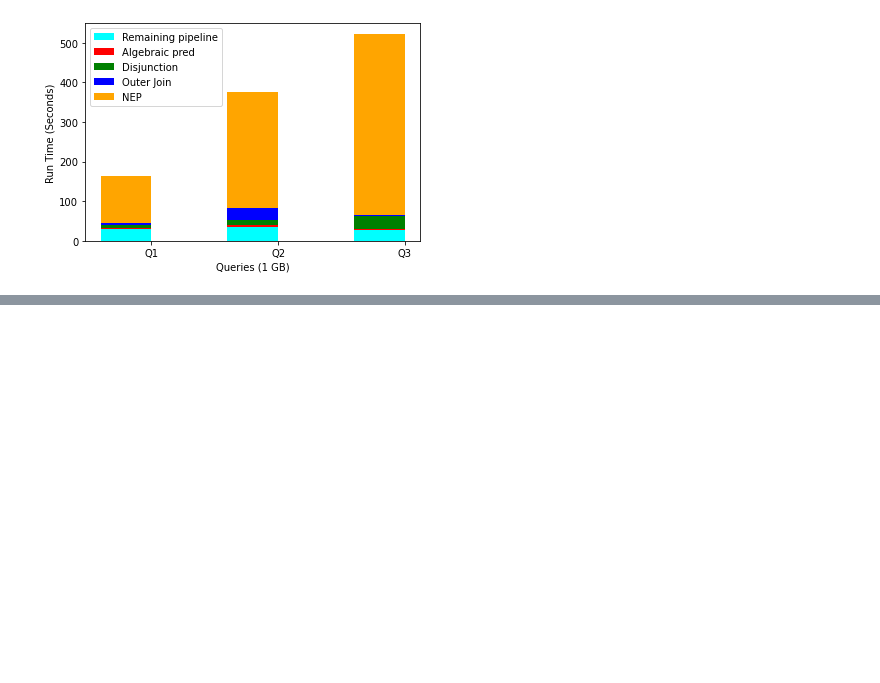
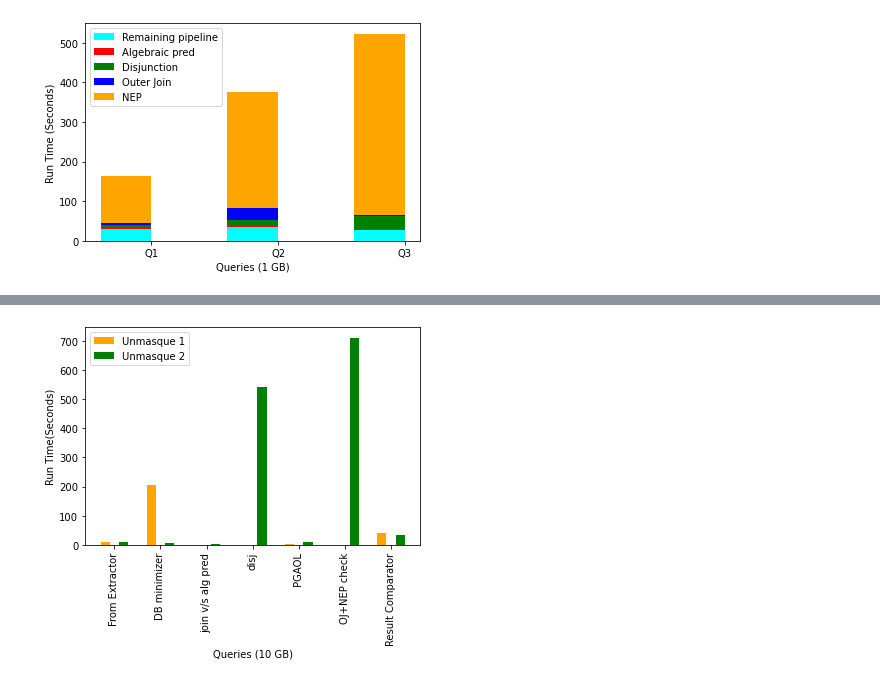
Before and after one commit to snehawadekar/unmasque2, a Jupyter notebook: grapg.ipynb, the cells around one changed output, grey strips where cells are left out. Drawn from its saved outputs; the diff is of its cells as text; code cells hidden in the pictures; blank space fills up the shorter version.

```diff
--- a/grapg.ipynb
+++ b/grapg.ipynb
@@ -878,0 +881,46 @@ plt.show()
+# %%
+# un1 and un2 on q3
+x = np.arange(7)
+# from clause
+a1 = np.array([ 10.6, 10.6 ] )
+# db minimizer
+a2 = np.array( [205 , 6 ])
+#join+filter v/s algebraiv pred
+a3 =  np.array([ 0.2 , 2.5 ])
+# disjunction extractor
+a4 =  np.array([ 0, 541 ])
+# proj + gb + aggre + orderby + limit
+a5 =  np.array([1 , 7.8 ])
+#  oj_nep check
+a6 =  np.array([ 0, 712])
+# comparison bases v/s hash based res comparator.
+a7 =  np.array([ 40 , 32])
+width = 0.2
+
+
+b1 =np.array([ 10.6 , 205 , 0.2 , 0 , 1 , 0,  40])
+b2 =np.array([ 10.6 , 6 , 2.5, 541, 7.8, 712, 32 ])
+
+# plt.bar(x - 0.2, a1, width, color='cyan', label = "from clause" ) # copy min
+# plt.bar(x - 0.2, a2, width, bottom = a1, color='red', label = "UN+ view min" ) # view min
+# plt.bar(x - 0.2 , a3, width,bottom = a1 + a2, color='green', label = "UN+ Extraction" ) # extraction
+# plt.bar(x - 0.2 , a4, width,bottom = a1 + a2 + a3, color='yellow', label = "UN+ Hash-Result generation time " ) # result comp
+# plt.bar(x - 0.2 , a5, width,bottom = a1 + a2 + a3 + a4, color='blue', label = "UN+ Hash-Result Comparison time" )
+# # plt.bar(x, y4, width, color='orange')
+# plt.bar(x - 0.2 , a6, width,bottom = a1 + a2 + a3 + a4+a5, color='orange', label = "UN+ Hash-Result Comparison time" )
+
+# plt.bar(x - 0.2 , a7, width,bottom = a1 + a2 + a3 + a4 +a5+a6, color='green', label = "Result Comparison time" )
+
+plt.bar(x - 0.2, b1, width, color='orange', label = "Unmasque 1" ) # copy min
+
+plt.bar(x + 0.2, b2, width, color='green', label = "Unmasque 2" ) # copy min
+
+
+plt.xticks(x, ['From Extractor', 'DB minimizer', 'join v/s alg pred','disj', ' PGAOL', 'OJ+NEP check', 'Result Comparator'], rotation = 90)
+plt.xlabel("Queries (10 GB)")
+plt.ylabel("Run Time(Seconds)")
+plt.legend( loc='upper left')
+# plt.legend(["UN1 Minimization", "UN1 Extraction","UN1 result generation", "UN1 comparison time ", "UN+ Correlated S", "UN+ view min", "UN+ Extraction", "UN+ Hash-Result generation" , "UN+ Hash-Result Comparison time"],  loc="upper left")
+plt.show()
+# %% [output]
+[figure, added]
```
Also changed, not shown: parts of 1 cell of this notebook, 1 other file.
